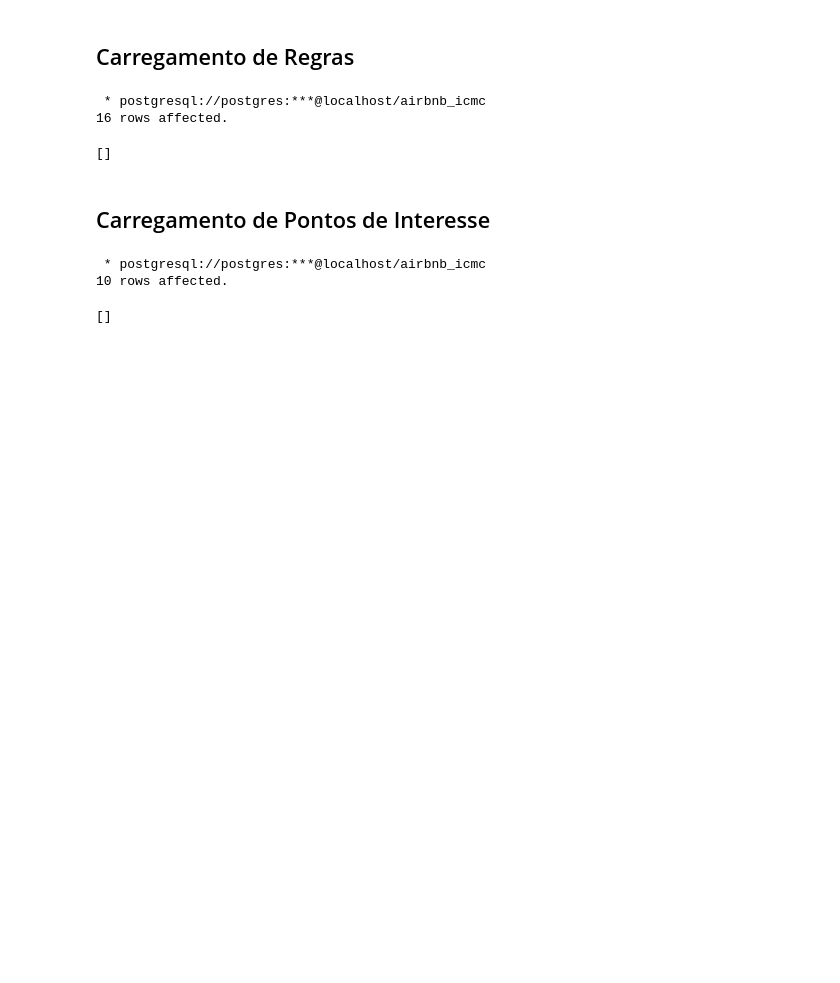
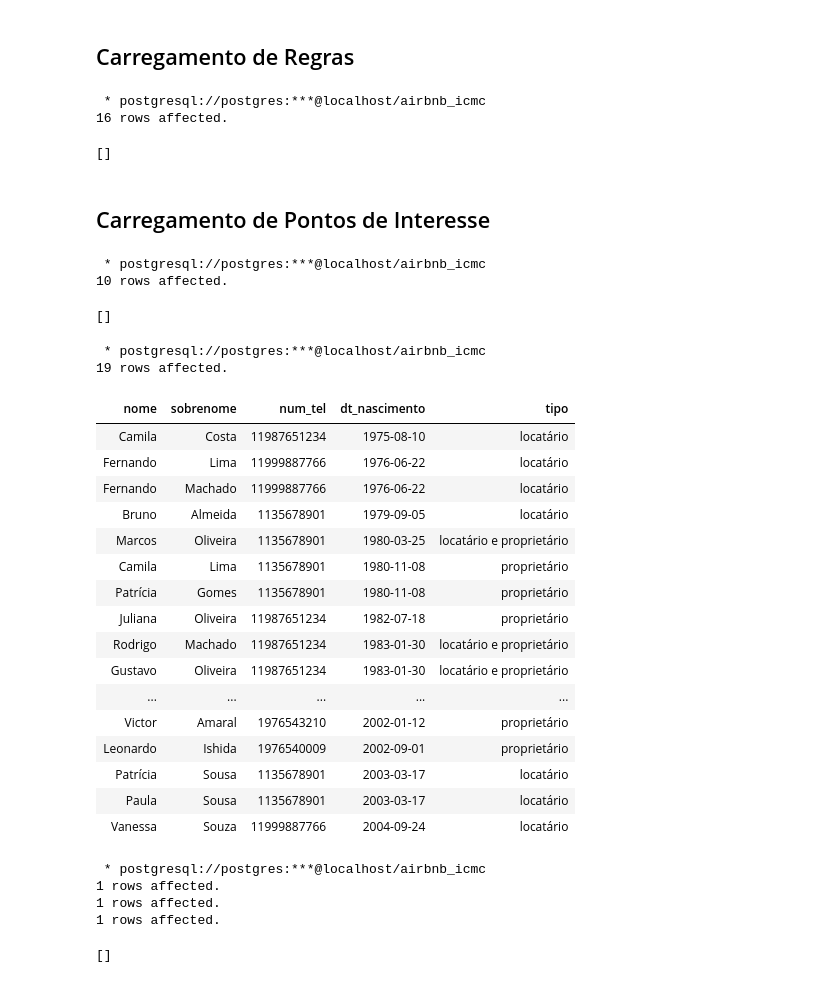
Before and after one commit to LeonardoIshida/airbnb-database-case-study, a Jupyter notebook: trabalho-1/4-carregamento_dados.ipynb, the cells around one changed output. Cells and saved outputs as stored; diff of their text form; code cells hidden in the pictures; blank space fills up the shorter version.

```diff
--- a/trabalho-1/4-carregamento_dados.ipynb
+++ b/trabalho-1/4-carregamento_dados.ipynb
@@ -366,3 +389,44 @@ INSERT INTO Pontos_interesse (nome, cidade, estado, pais, preco, horario_inicio,
  * postgresql://postgres:***@localhost/airbnb_icmc
 10 rows affected.
 []
+# %%
+%%sql
+SELECT nome, sobrenome, num_tel, dt_nascimento, tipo FROM Usuario U
+ORDER BY dt_nascimento;
+# %% [output]
+ * postgresql://postgres:***@localhost/airbnb_icmc
+19 rows affected.
+| nome | sobrenome | num_tel | dt_nascimento | tipo |
+| Camila | Costa | 11987651234 | 1975-08-10 | locatário |
+| Fernando | Lima | 11999887766 | 1976-06-22 | locatário |
+| Fernando | Machado | 11999887766 | 1976-06-22 | locatário |
+| Bruno | Almeida | 1135678901 | 1979-09-05 | locatário |
+| Marcos | Oliveira | 1135678901 | 1980-03-25 | locatário e proprietário |
+| Camila | Lima | 1135678901 | 1980-11-08 | proprietário |
+| Patrícia | Gomes | 1135678901 | 1980-11-08 | proprietário |
+| Juliana | Oliveira | 11987651234 | 1982-07-18 | proprietário |
+| Rodrigo | Machado | 11987651234 | 1983-01-30 | locatário e proprietário |
+| Gustavo | Oliveira | 11987651234 | 1983-01-30 | locatário e proprietário |
+| ... | ... | ... | ... | ... |
+| Victor | Amaral | 1976543210 | 2002-01-12 | proprietário |
+| Leonardo | Ishida | 1976540009 | 2002-09-01 | proprietário |
+| Patrícia | Sousa | 1135678901 | 2003-03-17 | locatário |
+| Paula | Sousa | 1135678901 | 2003-03-17 | locatário |
+| Vanessa | Souza | 11999887766 | 2004-09-24 | locatário |
+# %%
+%%sql
+UPDATE Usuario
+SET dt_nascimento = '2003-03-17'
+WHERE nome = 'Patrícia' AND sobrenome = 'Sousa' AND num_tel = '1135678901';
+UPDATE Usuario
+SET dt_nascimento = '2003-03-17'
+WHERE nome = 'Paula' AND sobrenome = 'Sousa' AND num_tel = '1135678901';
+UPDATE Usuario
+SET dt_nascimento = '2004-09-24'
+WHERE nome = 'Vanessa' AND sobrenome = 'Souza' AND num_tel = '11999887766';
+# %% [output]
+ * postgresql://postgres:***@localhost/airbnb_icmc
+1 rows affected.
+1 rows affected.
+1 rows affected.
+[]
```
Also changed, not shown: parts of 2 cells of this notebook.
